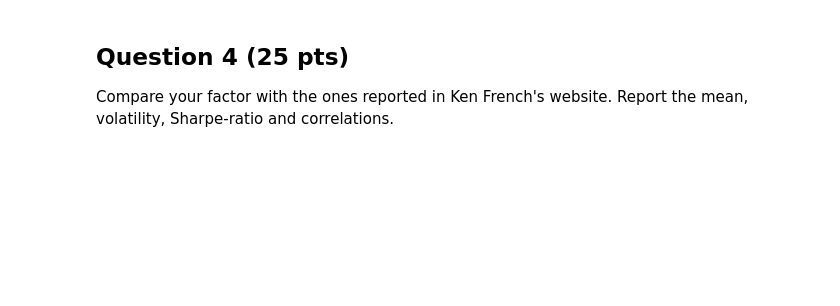
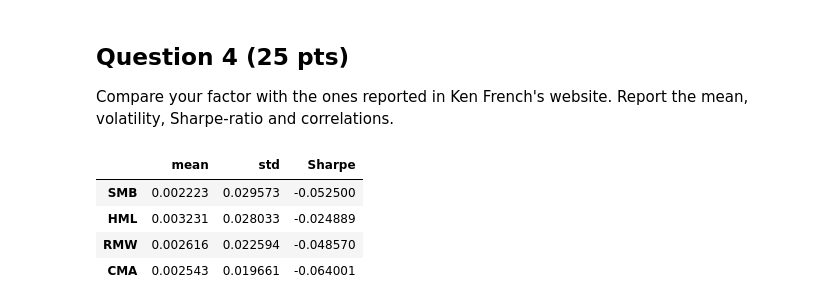
Before and after one commit to Jiashu5519/B9334, a Jupyter notebook: b9334_hw_iii_sol_Jiashu_Sun/Homework_iii_sol_sunjs.ipynb, the cells around one changed output. Saved outputs shown, nothing was run; the diff lists cells and outputs as text; code cells hidden in the pictures; blank space fills up the shorter version.

```diff
--- a/b9334_hw_iii_sol_Jiashu_Sun/Homework_iii_sol_sunjs.ipynb
+++ b/b9334_hw_iii_sol_Jiashu_Sun/Homework_iii_sol_sunjs.ipynb
@@ -224,0 +230,17 @@ Compare your factor with the ones reported in Ken French's website. Report the m
+# %%
+ff_factors.index = ff_factors.index.strftime('%Y%m').astype(int)
+result = pd.DataFrame()
+result['mean'] = ff_factors.mean()
+ff_std_raw = ff_factors.std()
+result['std'] = ff_std_raw
+# Sharpe ratio
+ff_factors_rf = ff_factors.subtract(ff_ret.RF, axis=0).dropna()
+result['Sharpe'] = ff_factors_rf.mean()/ff_std_raw
+# %%
+result
+# %% [output]
+|  | mean | std | Sharpe |
+| SMB | 0.002223 | 0.029573 | -0.052500 |
+| HML | 0.003231 | 0.028033 | -0.024889 |
+| RMW | 0.002616 | 0.022594 | -0.048570 |
+| CMA | 0.002543 | 0.019661 | -0.064001 |
```
Also changed, not shown: parts of 7 cells of this notebook.
